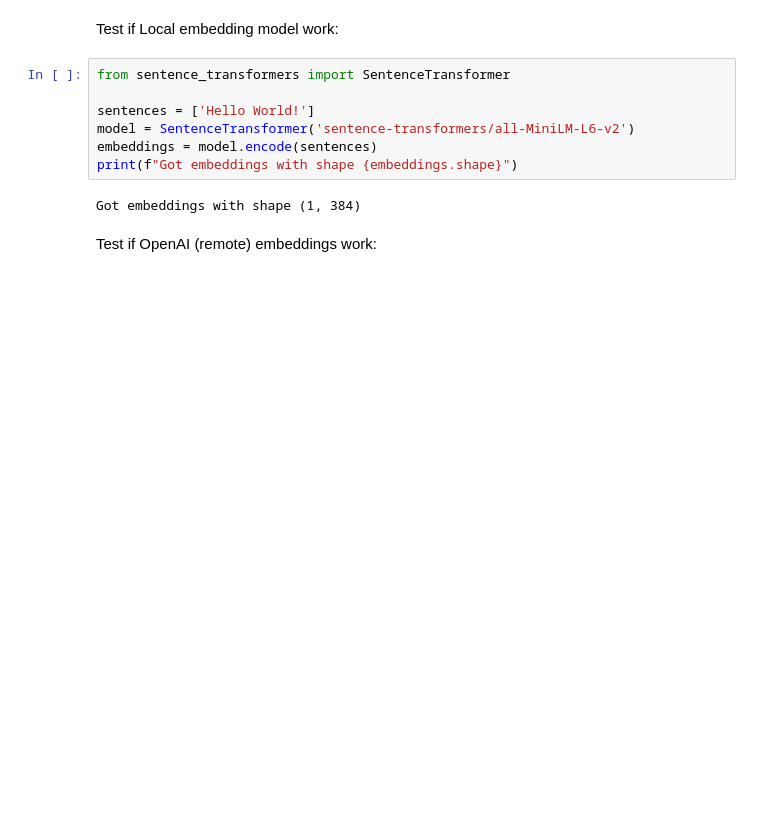
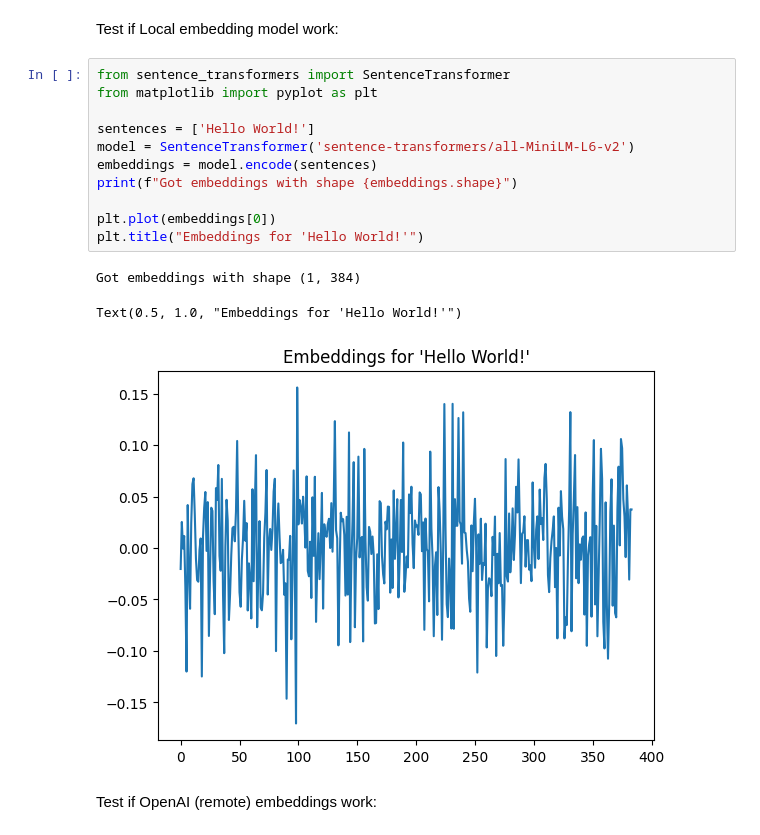
Before and after one commit to neuron-vision/azure-openai-in-a-day-workshop, a Jupyter notebook: langchain_exercises/01_quickstart.ipynb, the cells around one changed output. Cells and saved outputs as stored; diff of their text form; blank space fills up the shorter version.

```diff
--- a/langchain_exercises/01_quickstart.ipynb
+++ b/langchain_exercises/01_quickstart.ipynb
@@ -101,13 +87,19 @@ Sometimes, dog owners experience having their dogs run around the neighborhood h
 Test if Local embedding model work:
 # %%
 from sentence_transformers import SentenceTransformer
+from matplotlib import pyplot as plt
 
 sentences = ['Hello World!']
 model = SentenceTransformer('sentence-transformers/all-MiniLM-L6-v2')
 embeddings = model.encode(sentences)
 print(f"Got embeddings with shape {embeddings.shape}")
+
+plt.plot(embeddings[0])
+plt.title("Embeddings for 'Hello World!'")
 # %% [output]
 Got embeddings with shape (1, 384)
+Text(0.5, 1.0, "Embeddings for 'Hello World!'")
+[figure, added]
 # %% [markdown]
 Test if OpenAI (remote) embeddings work:
 # %%
```
Also changed, not shown: parts of 7 cells of this notebook, 1 other file.
